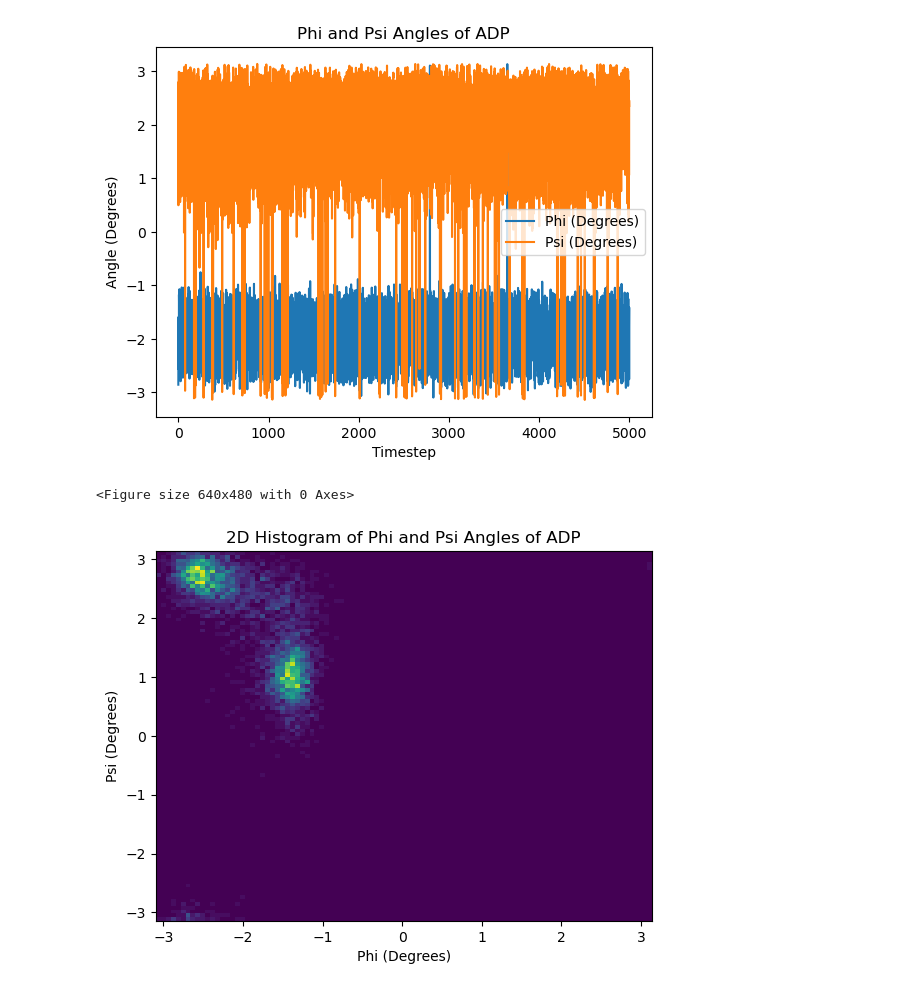
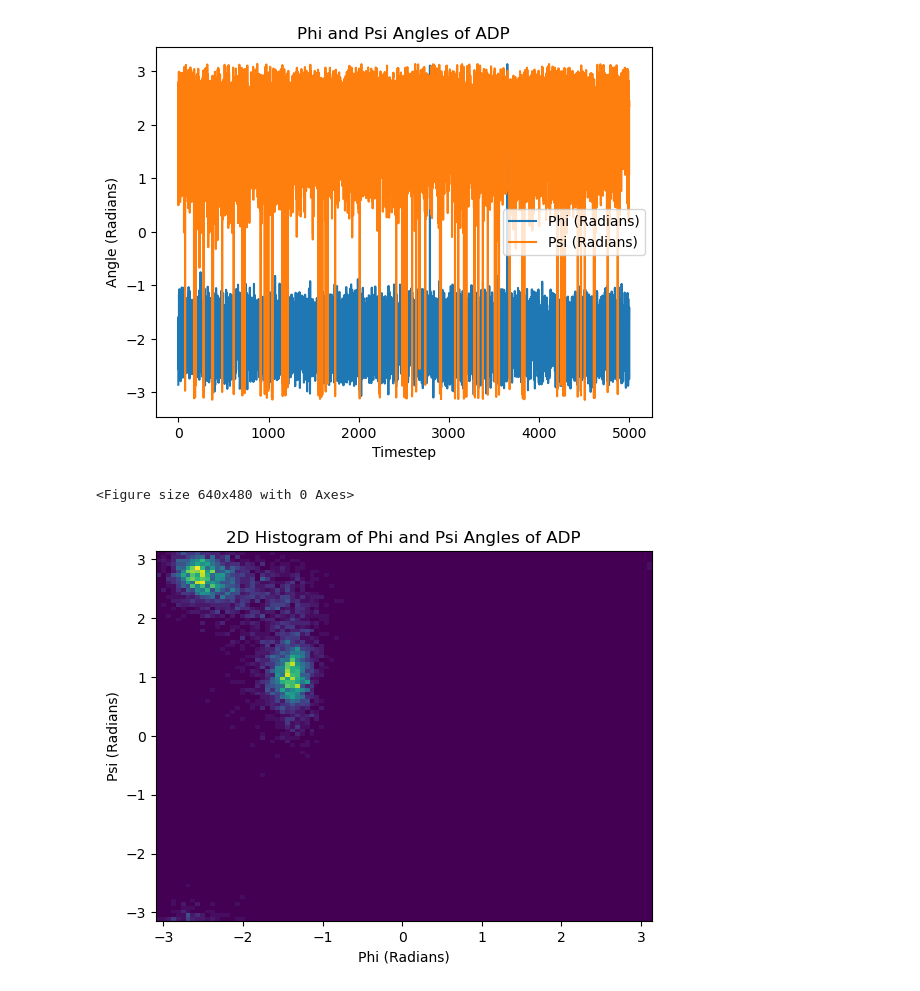
Before and after one commit to PhilipWeiss/comp-lab-class, a Jupyter notebook: Week5/Analysis/ADP_Part2T300Analysis.ipynb, the cells around one changed output. Saved outputs shown, nothing was run; the diff lists cells and outputs as text; code cells hidden in the pictures.

```diff
--- a/Week5/Analysis/ADP_Part2T300Analysis.ipynb
+++ b/Week5/Analysis/ADP_Part2T300Analysis.ipynb
@@ -8,20 +8,20 @@ traj = md.load_trr('../Inputs/T300/adp_exchange4temps.trr', top='../Inputs/T300/
 # %%
 #Compute the phi and psi angles of the trajectory
 phi, psi = md.compute_phi(traj), md.compute_psi(traj)
 
 #Plot the phi and psi angles versus timestep
-plt.plot(phi[1][:,0], label='Phi (Degrees)')
-plt.plot(psi[1][:,0], label='Psi (Degrees)')
+plt.plot(phi[1][:,0], label='Phi (Radians)')
+plt.plot(psi[1][:,0], label='Psi (Radians)')
 plt.legend()
 plt.xlabel('Timestep')
-plt.ylabel('Angle (Degrees)')
+plt.ylabel('Angle (Radians)')
 plt.title('Phi and Psi Angles of ADP')
 plt.show()
 
 #Save the figure as a png in ../Folders
 plt.savefig('../Figures/ADP_Phi_Psi_Part2T300.png')
 # %% [output]
-[figure, old version]
+[figure, new version]
 <Figure size 640x480 with 0 Axes>
 # %%
 #Plot a 2d histogram of the phi and psi angles
```
Also changed, not shown: parts of 2 cells of this notebook, 1 other file.
